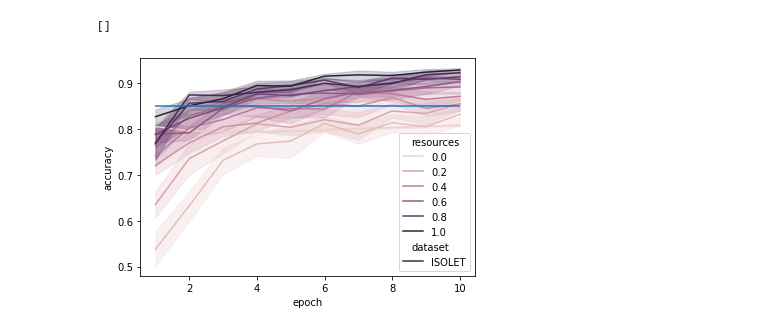
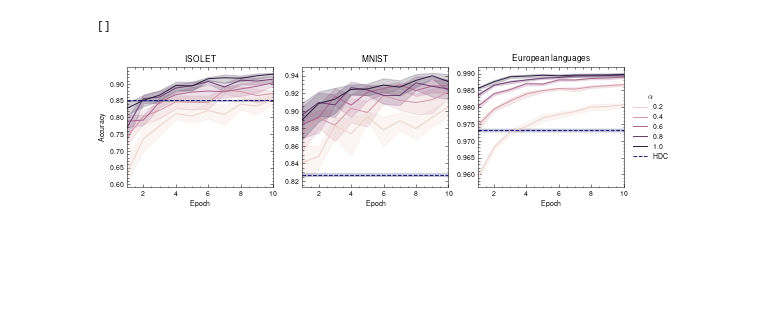
Before and after one commit to hyperdimensional-computing/torchhd, a Jupyter notebook: results.ipynb, the cells around one changed output. Cells and saved outputs as stored; diff of their text form; code cells hidden in the pictures; blank space fills up the shorter version.

Commit message:
Add plots

```diff
--- a/results.ipynb
+++ b/results.ipynb
@@ -2,4 +2,5 @@
 import matplotlib.pyplot as plt
 import seaborn as sns
 import pandas as pd
+plt.style.use(['science', 'nature'])
 # %%
@@ -11,4 +12,6 @@ mnist_hdc_accuracy
 # %%
-data = pd.read_csv("results/isolet.csv")
-isolet_hdc_accuracy = data.accuracy.mean()
-isolet_hdc_accuracy
+data1 = pd.read_csv("results/language.csv")
+data1["epoch"] = 1
+data2 = pd.read_csv("results/language.csv")
+data2["epoch"] = 10
+language_hdc = pd.concat((data1, data2), ignore_index=True)
@@ -34,8 +18,52 @@ plt.plot()
-# %%
-data = pd.read_csv("results/isolet-with-buffer.csv")
-ax = sns.lineplot(x="epoch", y="accuracy", hue="resources", style="dataset", data=data)
-ax.hlines(isolet_hdc_accuracy, 1, 10)
-plt.plot()
-# %% [output]
-[]
-[figure, removed]
+# %%
+data1 = pd.read_csv("results/mnist.csv")
+data1["epoch"] = 1
+data2 = pd.read_csv("results/mnist.csv")
+data2["epoch"] = 10
+mnist_hdc = pd.concat((data1, data2), ignore_index=True)
+# %%
+fig, (ax1, ax2, ax3) = plt.subplots(1, 3, figsize=(8.9, 2.2))
+
+isolet = pd.read_csv("results/isolet-with-buffer.csv")
+isolet.resources = (isolet.resources * 10).round() / 10
+isolet = isolet[(isolet.resources == 0.2) | (isolet.resources == 0.4) | (isolet.resources == 0.6) | (isolet.resources == 0.8) | (isolet.resources == 1.0)]
+mnist = pd.read_csv("results/mnist-with-buffer.csv")
+mnist.resources = (mnist.resources * 10).round() / 10
+mnist = mnist[(mnist.resources == 0.2) | (mnist.resources == 0.4) | (mnist.resources == 0.6) | (mnist.resources == 0.8) | (mnist.resources == 1.0)]
+language = pd.read_csv("results/language-with-buffer.csv")
+language.resources = (language.resources * 10).round() / 10
+language = language[(language.resources == 0.2) | (language.resources == 0.4) | (language.resources == 0.6) | (language.resources == 0.8) | (language.resources == 1.0)]
+
+sns.lineplot(x="epoch", y="accuracy", hue="resources", data=isolet, ax=ax1)
+sns.lineplot(x="epoch", y="accuracy", data=isolet_hdc, ax=ax1, color="midnightblue", linestyle="dashed", label="HDC")
+ax1.set_xlim(1, 10)
+# ax1.set_ylim(0.6, 1)
+ax1.set_title("ISOLET")
+ax1.set_xlabel("Epoch")
+ax1.set_ylabel("Accuracy")
+ax1.get_legend().remove()
+
+sns.lineplot(x="epoch", y="accuracy", hue="resources", data=mnist, ax=ax2)
+sns.lineplot(x="epoch", y="accuracy", data=mnist_hdc, ax=ax2, color="midnightblue", linestyle="dashed", label="HDC")
+ax2.set_xlim(1, 10)
+# ax2.set_ylim(0.6, 1)
+ax2.set_title("MNIST")
+ax2.set_xlabel("Epoch")
+ax2.set_ylabel(None)
+ax2.get_legend().remove()
+
+sns.lineplot(x="epoch", y="accuracy", hue="resources", data=language, ax=ax3)
+sns.lineplot(x="epoch", y="accuracy", data=language_hdc, ax=ax3, color="midnightblue", linestyle="dashed", label="HDC")
+ax3.set_xlim(1, 10)
+# ax3.set_ylim(0.6, 1)
+ax3.set_title("European languages")
+ax3.set_xlabel("Epoch")
+ax3.set_ylabel(None)
+ax3.legend(bbox_to_anchor=(1.02, 0.5), loc="center left", title="$\\alpha$")
+
+plt.savefig("with-gradient.pgf")
+plt.savefig("with-gradient.png", dpi=300)
+plt.plot()
+# %% [output]
+[]
+[figure, added]
```
Also changed, not shown: parts of 4 cells of this notebook, 2 other files.
